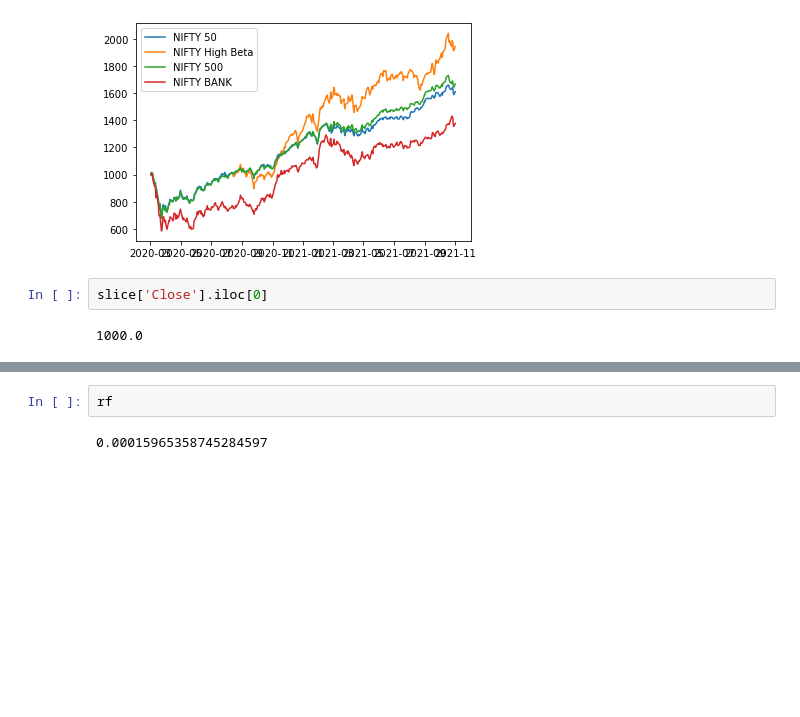
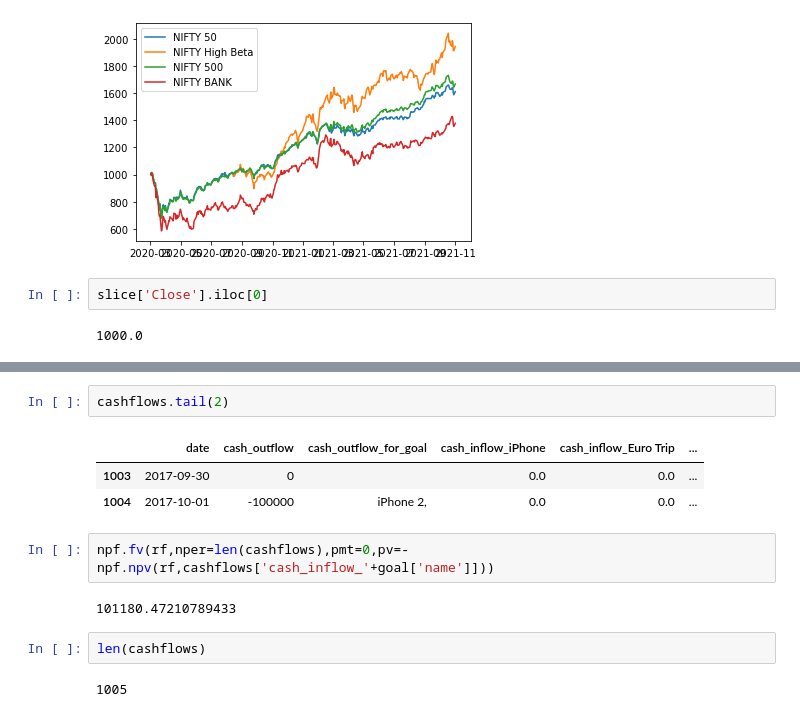
Before and after one commit to hiteshgulati/HG, a Jupyter notebook: alm.ipynb, the cells around one changed output, grey strips where cells are left out. Cells and saved outputs as stored; diff of their text form; blank space fills up the shorter version.

```diff
--- a/alm.ipynb
+++ b/alm.ipynb
@@ -723,4 +960,14 @@ goals
-# %%
-rf
-# %% [output]
-0.00015965358745284597
+# %%
+cashflows.tail(2)
+# %% [output]
+|  | date | cash_outflow | cash_outflow_for_goal | cash_inflow_iPhone | cash_inflow_Euro Trip | ... |
+| 1003 | 2017-09-30 | 0 |  | 0.0 | 0.0 | ... |
+| 1004 | 2017-10-01 | -100000 | iPhone 2, | 0.0 | 0.0 | ... |
+# %%
+npf.fv(rf,nper=len(cashflows),pmt=0,pv=-npf.npv(rf,cashflows['cash_inflow_'+goal['name']]))
+# %% [output]
+101180.47210789433
+# %%
+len(cashflows)
+# %% [output]
+1005
```
Also changed, not shown: parts of 9 cells of this notebook, 1 other file.
